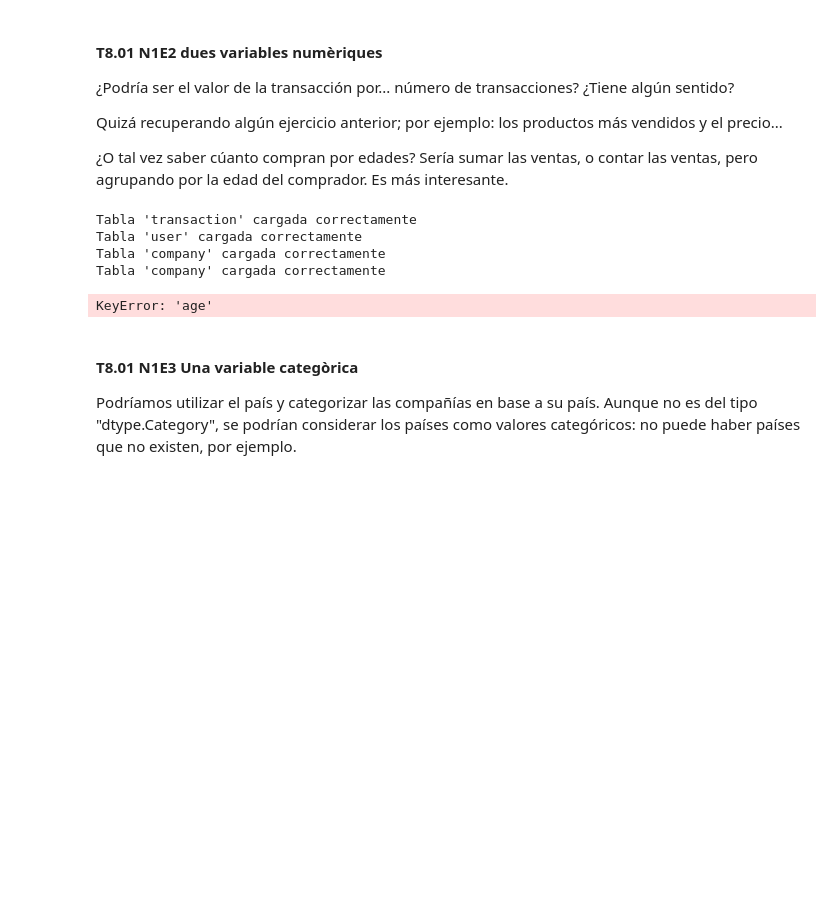
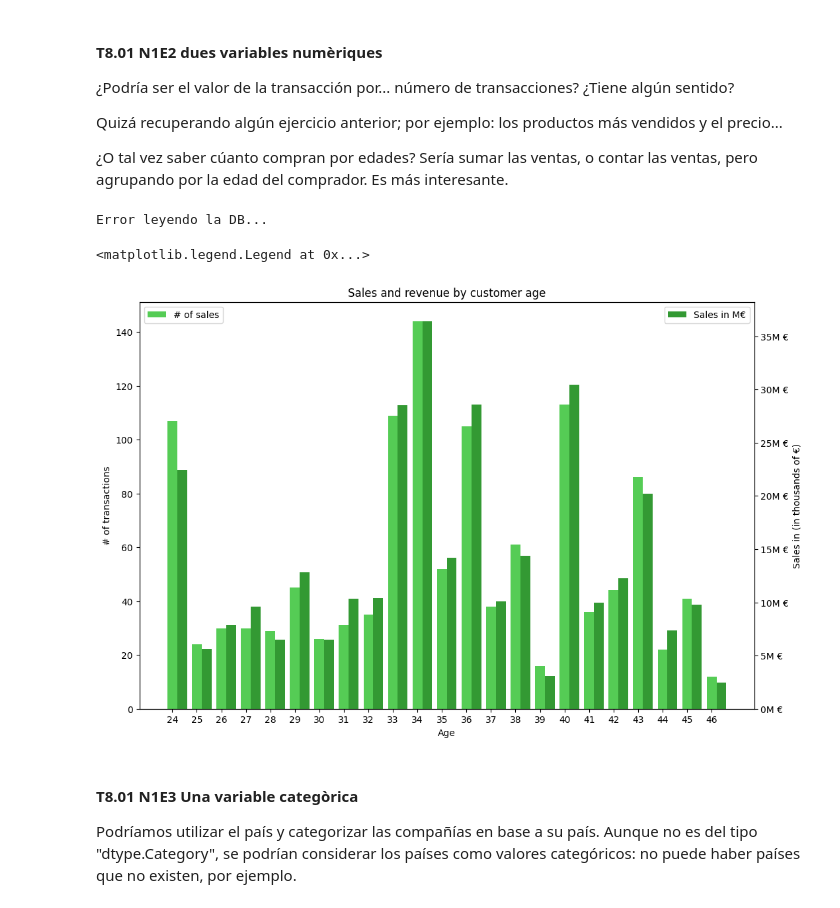
Before and after one commit to mlopezgva/it-academy-mlg, a Jupyter notebook: SPRINT8/Sprint_8.01.ipynb, the cells around one changed output. Saved outputs shown, nothing was run; the diff lists cells and outputs as text; code cells hidden in the pictures; blank space fills up the shorter version.

```diff
--- a/SPRINT8/Sprint_8.01.ipynb
+++ b/SPRINT8/Sprint_8.01.ipynb
@@ -48,22 +51,25 @@ if not is_defined('db'):
 def load_tables():
     global tr_df, user_df, co_df, pr_df, prtr_df
     try:
-        if not is_dataFrame('tr_df'):
+        if not is_dataFrame(tr_df):
             tr_df   = pd.read_sql("SELECT * FROM `transaction`", db)
             print("Tabla 'transaction' cargada correctamente")
 
-        if not is_dataFrame('user_df'):
+        if not is_dataFrame(user_df):
             user_df = pd.read_sql("SELECT * FROM `user`", db)
             print("Tabla 'user' cargada correctamente")
 
-        if not is_dataFrame('co_df'):
+        if not is_dataFrame(co_df):
             co_df = pd.read_sql("SELECT * FROM company", db)
             print("Tabla 'company' cargada correctamente")
 
-        if not is_dataFrame('prtr_df'):
+        if not is_dataFrame(prtr_df):
             pr_df   = pd.read_sql("SELECT * FROM product", db)
             prtr_df = pd.read_sql("SELECT * FROM product_transaction", db)
-            print("Tabla 'company' cargada correctamente")
+            print("Tablas 'product' y 'product_transaction' cargadas correctamente")
+
+        else:
+            return
 
     except:
         print("Error leyendo la DB...")
@@ -124,11 +124,6 @@ Quizá recuperando algún ejercicio anterior; por ejemplo: los productos más ve
 
 ¿O tal vez saber cúanto compran por edades? Sería sumar las ventas, o contar las ventas, pero agrupando por la edad del comprador. Es más interesante.
 # %%
-from math import prod
-from matplotlib import pyplot, ticker
-import numpy as np
-
-
 load_tables()
 
 # user_df['Client'].head()
@@ -148,8 +143,6 @@ productos = prtr_df.merge(
                    ]), on="user_id", how="inner")
 
 # productos.head()
-
-productos.groupby(['age'])['amount'].agg('sum', 'count')
 
 salesXage    = productos.get(['age', 'amount']) \
                         .groupby('age')['amount'] \
@@ -163,38 +156,36 @@ bar_width = 0.4
 positions = np.arange(len(ages_list))
 
 sxa_gr.bar(
     x=positions,
     height=salesXage['count'], # transactions by age
     width=bar_width,
     label='# of sales',
     color='#5c5'
 )
 sxa_gr.set_xlabel('Age')
 sxa_gr.set_ylabel('# of transactions')
 sxa_gr.set_xticks(positions, [str(n) for n in ages_list])
 
 sxa_gr2 = sxa_gr.twinx()
 sxa_gr2.bar(
     x=positions+bar_width,
     height=salesXage['sum'] / 1000,
     width=bar_width,
     label='Sales in M€',
     color='#393'
 )
 sxa_gr2.set_ylabel('Sales in (in thousands of €)')
 sxa_gr2.yaxis.set_major_formatter(ticker.FormatStrFormatter('%dM €'))
 # pyplot.bar(countBarPos, salesXage['count'], bar_width, label='')
 # pyplot.bar(sumBarPos,   salesXage['sum'], bar_width, label='')
 
 sxa_gr.set_title("Sales and revenue by customer age")
 sxa_gr.legend(loc='upper left')
 sxa_gr2.legend(loc='upper right')
 # %% [output]
-Tabla 'transaction' cargada correctamente
-Tabla 'user' cargada correctamente
-Tabla 'company' cargada correctamente
-Tabla 'company' cargada correctamente
+Error leyendo la DB...
-KeyError: 'age'
+<matplotlib.legend.Legend at 0x...>
+[figure, added]
 # %% [markdown]
 #### T8.01 N1E3 Una variable categòrica
 Podríamos utilizar el país y categorizar las compañías en base a su país. Aunque no es del tipo "dtype.Category", se podrían considerar los países como valores categóricos: no puede haber países que no existen, por ejemplo.
```
Also changed, not shown: parts of 11 cells of this notebook, 1 other file.
